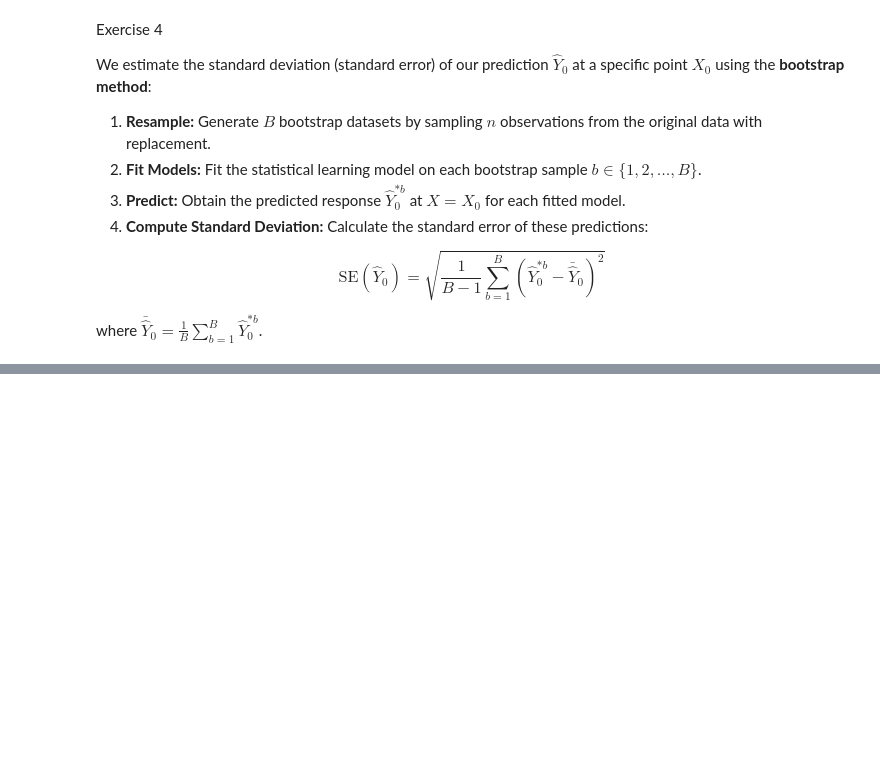
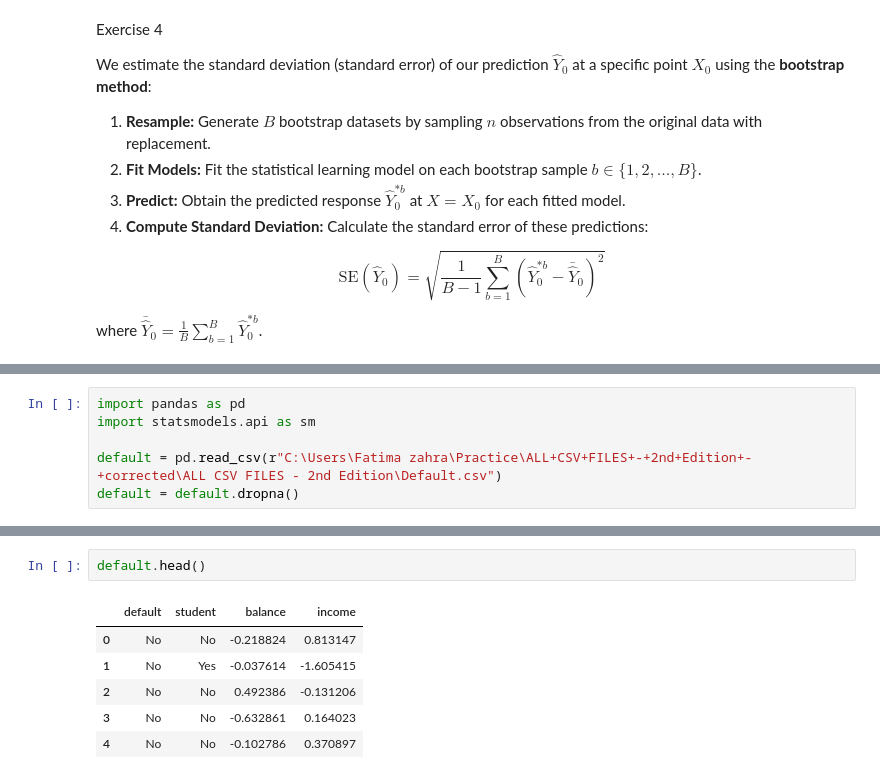
Before and after one commit to fatima-zahra20/ISLP-Solutions, a Jupyter notebook: MySolutionISLP_chap5.ipynb, the cells around one changed output, grey strips where cells are left out. Saved outputs shown, nothing was run; the diff lists cells and outputs as text; blank space fills up the shorter version.

```diff
--- a/MySolutionISLP_chap5.ipynb
+++ b/MySolutionISLP_chap5.ipynb
@@ -177,0 +180,6 @@ where $\bar{\hat{Y}}_0 = \frac{1}{B}\sum_{b=1}^{B} \hat{Y}_0^{*b}$.
+# %%
+import pandas as pd
+import statsmodels.api as sm
+
+default = pd.read_csv(r"C:\Users\Fatima zahra\Practice\ALL+CSV+FILES+-+2nd+Edition+-+corrected\ALL CSV FILES - 2nd Edition\Default.csv")
+default = default.dropna()
@@ -177,0 +200,9 @@ where $\bar{\hat{Y}}_0 = \frac{1}{B}\sum_{b=1}^{B} \hat{Y}_0^{*b}$.
+# %%
+default.head()
+# %% [output]
+|  | default | student | balance | income |
+| 0 | No | No | -0.218824 | 0.813147 |
+| 1 | No | Yes | -0.037614 | -1.605415 |
+| 2 | No | No | 0.492386 | -0.131206 |
+| 3 | No | No | -0.632861 | 0.164023 |
+| 4 | No | No | -0.102786 | 0.370897 |
```
Also changed, not shown: parts of 11 cells of this notebook.
